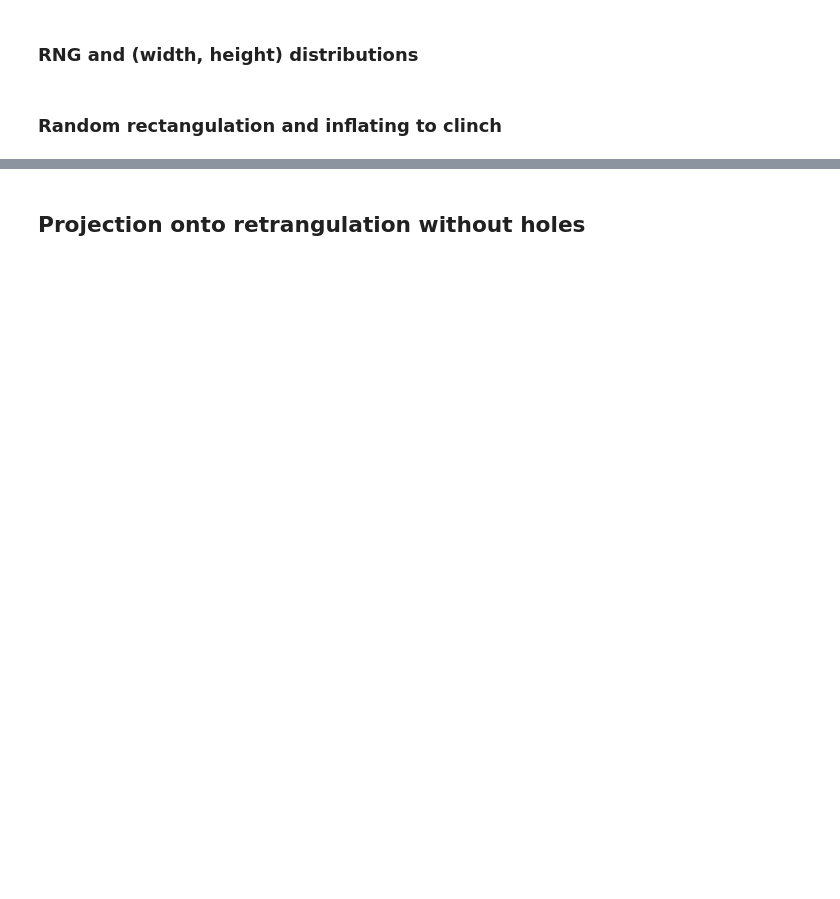
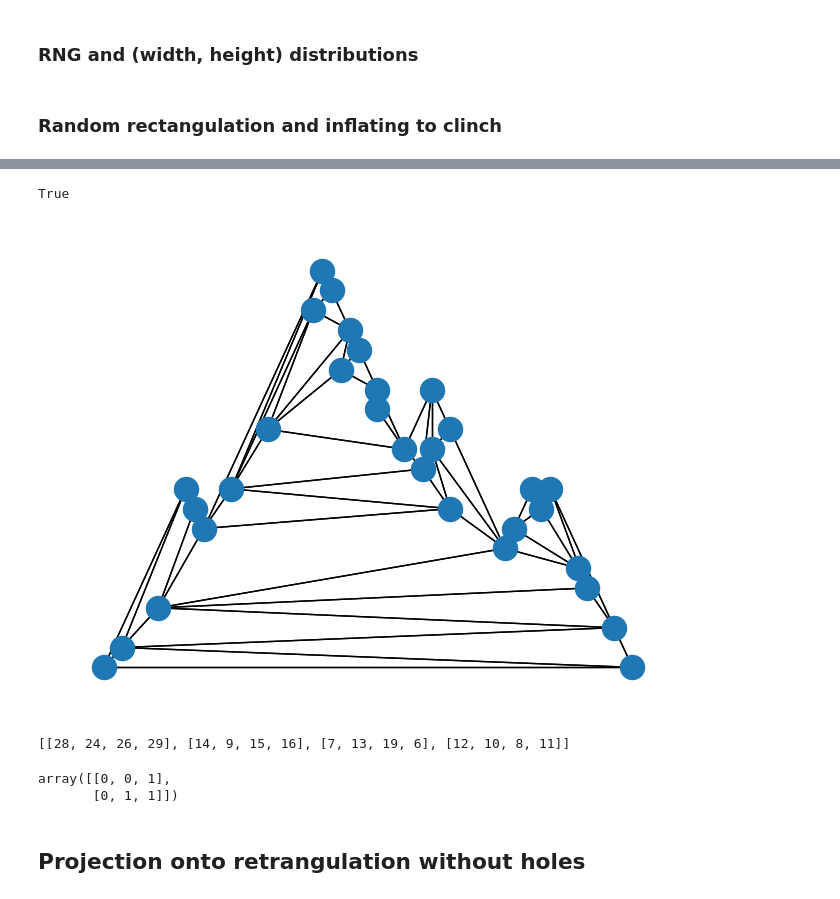
Before and after one commit to Polatucha16/SquareDivision, a Jupyter notebook: square_division_example.ipynb, the cells around one changed output, grey strips where cells are left out. Drawn from its saved outputs; the diff is of its cells as text; code cells hidden in the pictures; blank space fills up the shorter version.

```diff
--- a/square_division_example.ipynb
+++ b/square_division_example.ipynb
@@ -42,0 +93,4 @@ plt.show()
+# %%
+{24, 26, 28, 29} == {24, 26, 29,28}
+# %% [output]
+True
@@ -43,3 +102,18 @@ plt.show()
+# %%
+nx.draw_planar(G)
+# %% [output]
+[figure, added]
+# %%
+potential_holes = [cycle for cycle in nx.cycle_basis(graph_undir) if len(cycle) == 4]
+potential_holes
+# %% [output]
+[[28, 24, 26, 29], [14, 9, 15, 16], [7, 13, 19, 6], [12, 10, 8, 11]]
+# %%
+list_of_rows = [np.array([0,0,1]), np.array([0,1,1])]
+np.r_[list_of_rows]
+# %% [output]
+array([[0, 0, 1],
+       [0, 1, 1]])
 # %% [markdown]
 ## Projection onto retrangulation without holes
 # %%
```
Also changed, not shown: parts of 30 cells of this notebook, 8 other files.
